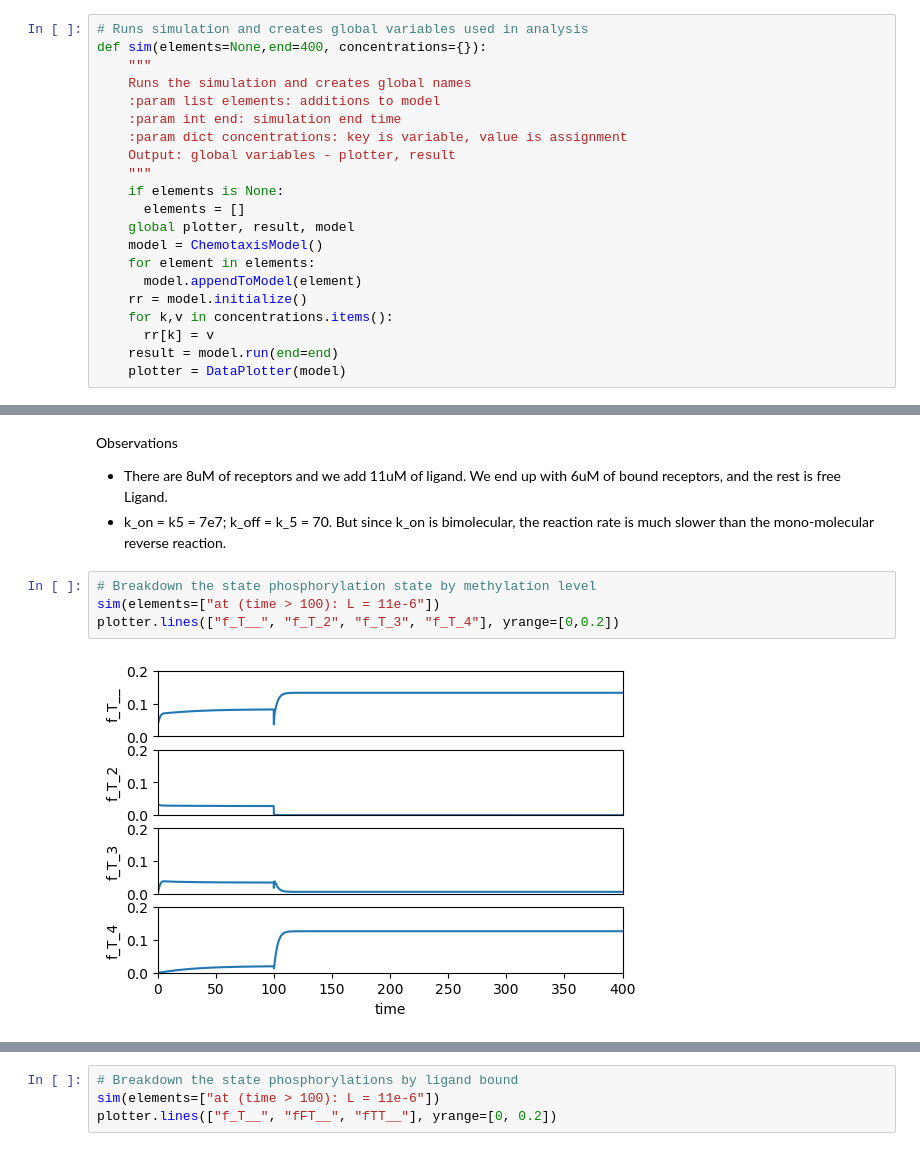
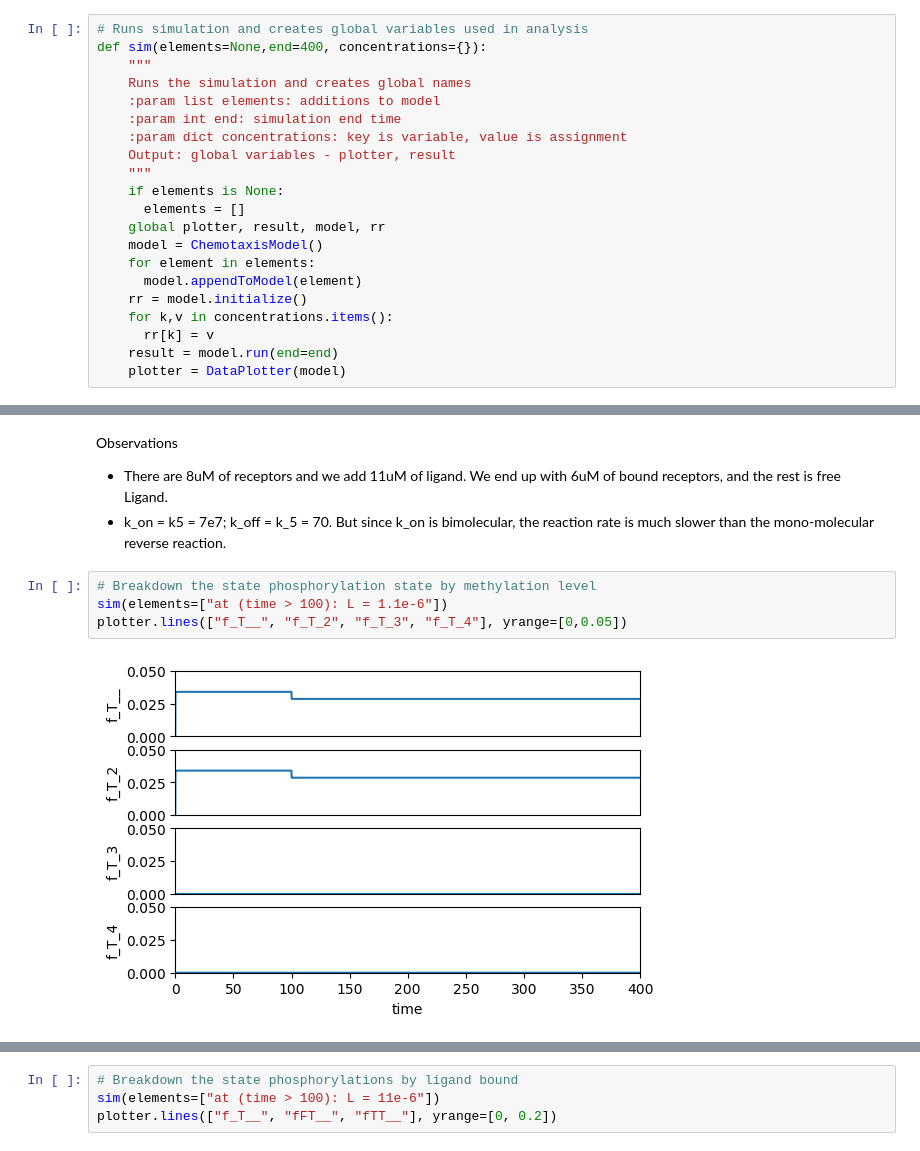
Before and after one commit to ScienceStacks/BioCellControl, a Jupyter notebook: Analysis/chemotaxis.ipynb, the cells around one changed output, grey strips where cells are left out. Cells and saved outputs as stored; diff of their text form.

```diff
--- a/Analysis/chemotaxis.ipynb
+++ b/Analysis/chemotaxis.ipynb
@@ -79,7 +79,7 @@ def sim(elements=None,end=400, concentrations={}):
     """
     if elements is None:
       elements = []
-    global plotter, result, model
+    global plotter, result, model, rr
     model = ChemotaxisModel()
     for element in elements:
       model.appendToModel(element)
@@ -175,7 +190,7 @@ Observations
 - k_on = k5 = 7e7; k_off = k_5 = 70. But since k_on is bimolecular, the reaction rate is much slower than the mono-molecular reverse reaction.
 # %%
 # Breakdown the state phosphorylation state by methylation level
-sim(elements=["at (time > 100): L = 11e-6"])
-plotter.lines(["f_T__", "f_T_2", "f_T_3", "f_T_4"], yrange=[0,0.2])
+sim(elements=["at (time > 100): L = 1.1e-6"])
+plotter.lines(["f_T__", "f_T_2", "f_T_3", "f_T_4"], yrange=[0,0.05])
 # %% [output]
-[figure, old version]
+[figure, new version]
```
Also changed, not shown: parts of 27 cells of this notebook, 6 other files.
